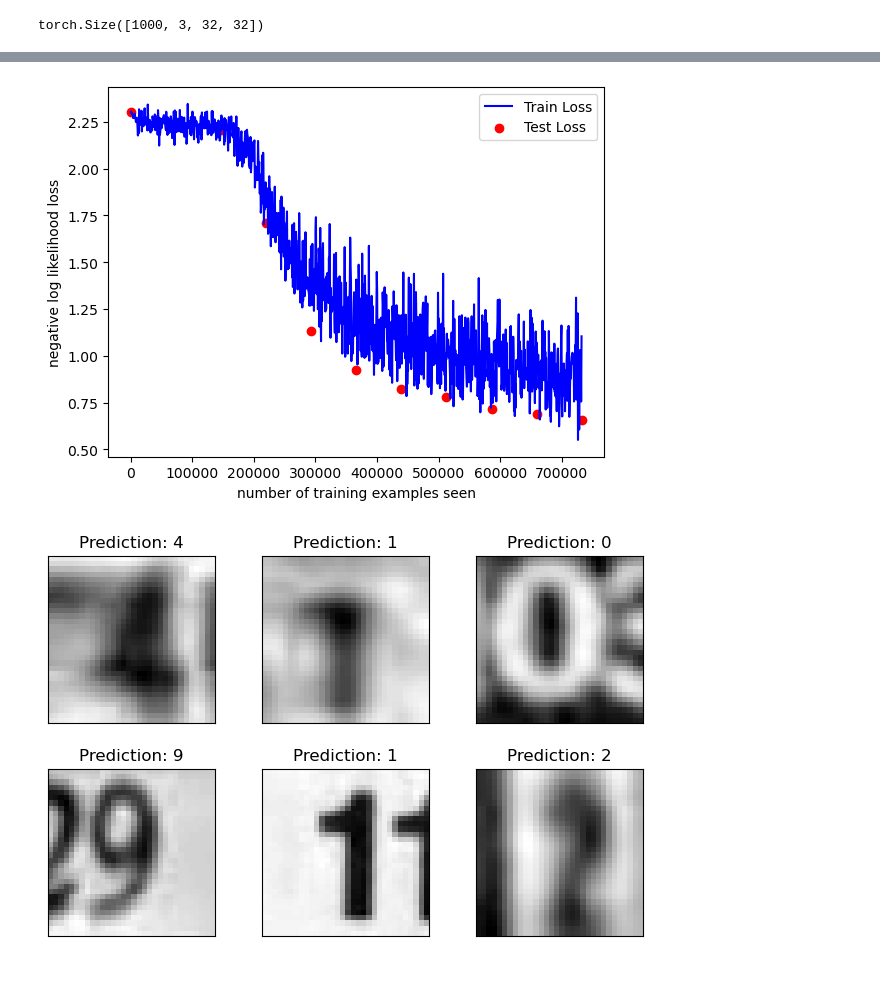
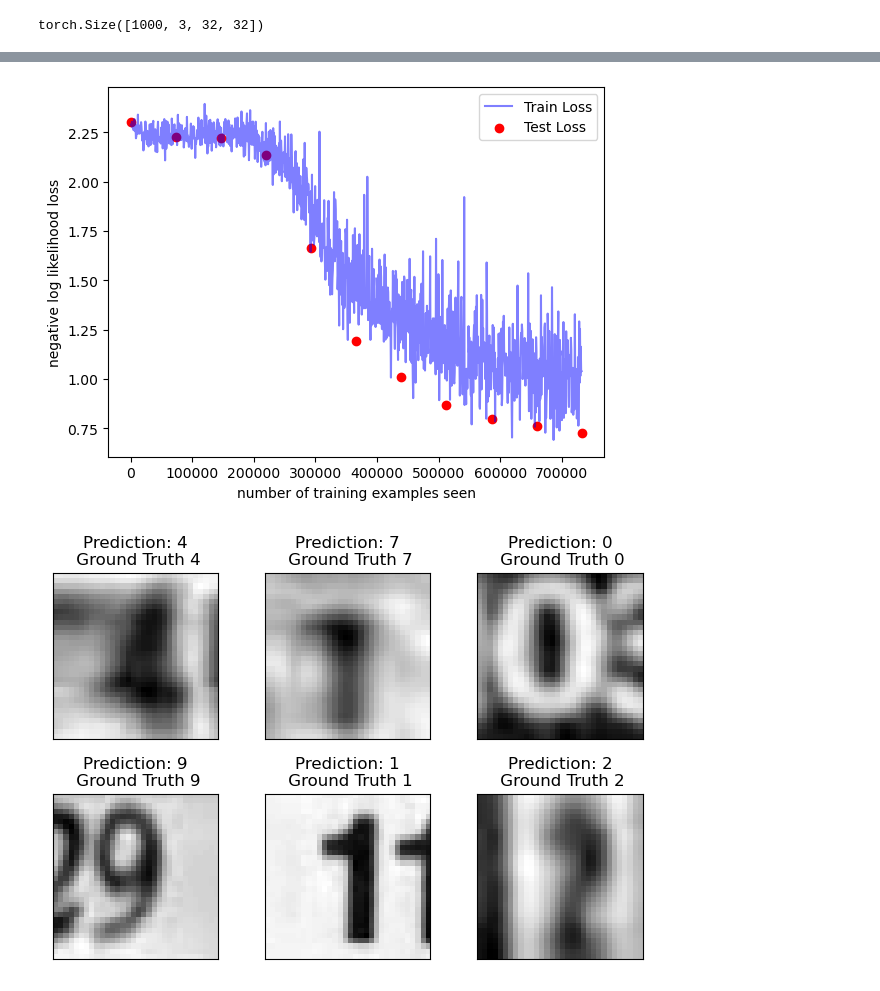
Before and after one commit to RowanA2002/178-convy-net, a Jupyter notebook: SVHN-Exploration.ipynb, the cells around one changed output, grey strips where cells are left out. Saved outputs shown, nothing was run; the diff lists cells and outputs as text; code cells hidden in the pictures.

```diff
--- a/SVHN-Exploration.ipynb
+++ b/SVHN-Exploration.ipynb
@@ -80,6 +169,7 @@ optimizer = optim.SGD(network.parameters(), lr=learning_rate,
                       momentum=momentum)
 # %%
-train_losses = []
-train_counter = []
-test_losses = []
-test_counter = [i*len(train_loader.dataset) for i in range(n_epochs + 1)]
+
+train_losses_padded = []
+train_counter_padded = []
+test_losses_padded = []
+test_counter_padded = [i*len(train_loader.dataset) for i in range(n_epochs + 1)]
@@ -104,24 +176,10 @@ def train(epoch):
-# %%
-def test():
-  network.eval()
-  test_loss = 0
-  correct = 0
-  with torch.no_grad():
-    for data, target in test_loader:
-      output = network(data)
-      test_loss += F.nll_loss(output, target, size_average=False).item()
-      pred = output.data.max(1, keepdim=True)[1]
-      correct += pred.eq(target.data.view_as(pred)).sum()
-  test_loss /= len(test_loader.dataset)
-  test_losses.append(test_loss)
-  print('\nTest set: Avg. loss: {:.4f}, Accuracy: {}/{} ({:.0f}%)\n'.format(
-    test_loss, correct, len(test_loader.dataset),
-    100. * correct / len(test_loader.dataset)))
 # %%
+
 print(example_data.shape)
-test()
+test(network_padded, test_losses_padded)
 for epoch in range(1, n_epochs + 1):
-  train(epoch)
-  test()
+  train(network_padded, zero_pad_optimizer,
+        epoch, train_losses_padded, train_counter_padded)
+  test(network_padded, test_losses_padded)
 # %% [output]
 torch.Size([1000, 3, 32, 32])
@@ -145,28 +203,30 @@ Test set: Avg. loss: 0.6547, Accuracy: 21436/26032 (82%)
 # %%
+
 fig = plt.figure()
-plt.plot(train_counter, train_losses, color='blue')
-plt.scatter(test_counter, test_losses, color='red')
+plt.plot(train_counter_padded, train_losses_padded, color='blue', alpha=.5)
+plt.scatter(test_counter_padded, test_losses_padded, color='red')
 plt.legend(['Train Loss', 'Test Loss'], loc='upper right')
 plt.xlabel('number of training examples seen')
 plt.ylabel('negative log likelihood loss')
 fig
 plt.show()
 # %% [output]
-[figure, old version]
+[figure, new version]
 # %%
+
 with torch.no_grad():
-  output = network(example_data)
+  output_padded = network_padded(example_data)
 # %%
 fig = plt.figure()
 for i in range(6):
   plt.subplot(2,3,i+1)
   plt.tight_layout()
   plt.imshow(example_data[i][0], cmap='gray', interpolation='none')
-  plt.title("Prediction: {}".format(
-    output.data.max(1, keepdim=True)[1][i].item()))
+  pred = output_padded.data.max(1, keepdim=True)[1][i].item()
+  plt.title("Prediction: {}\n Ground Truth {}".format(pred, example_targets[i]))
   plt.xticks([])
   plt.yticks([])
 fig
 plt.show()
 # %% [output]
-[figure, old version]
+[figure, new version]
```
Also changed, not shown: parts of 15 cells of this notebook.
